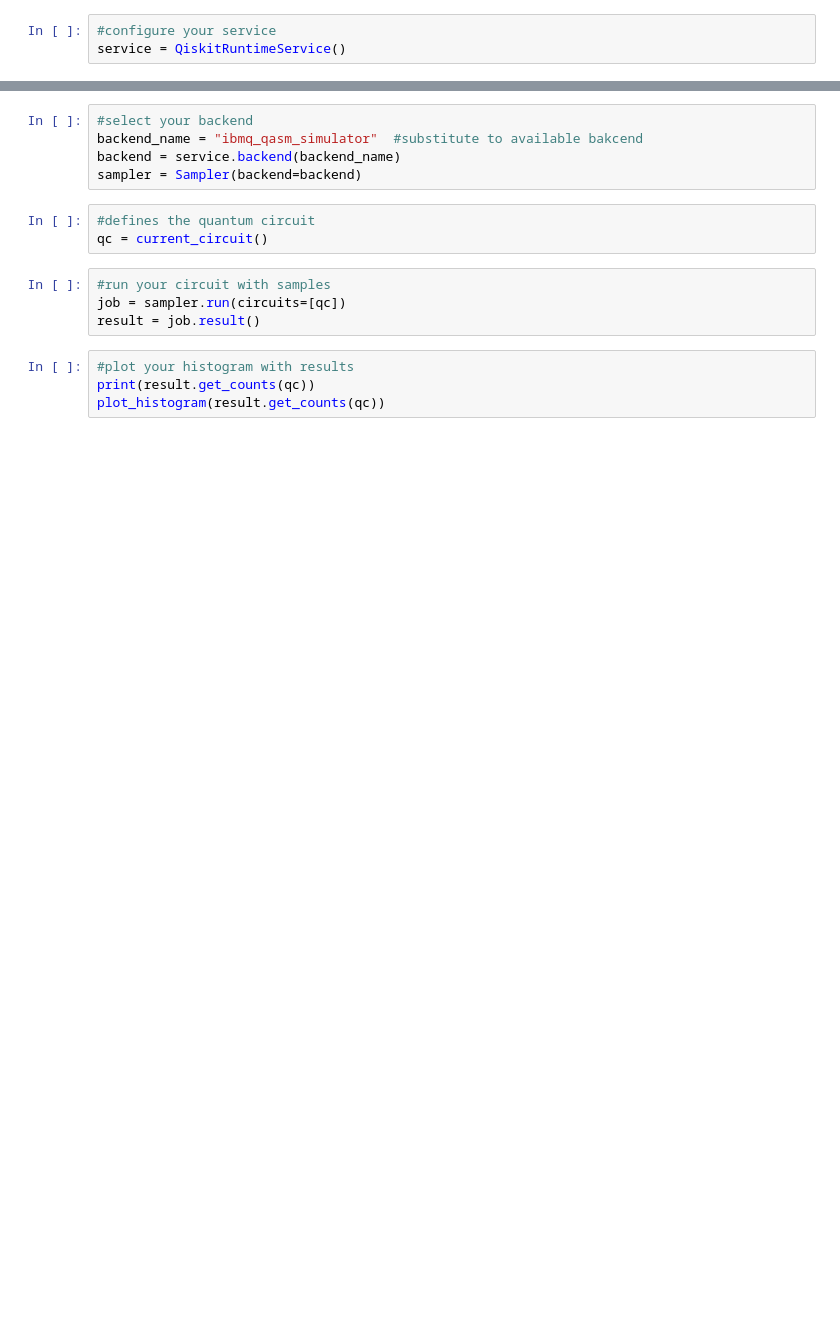
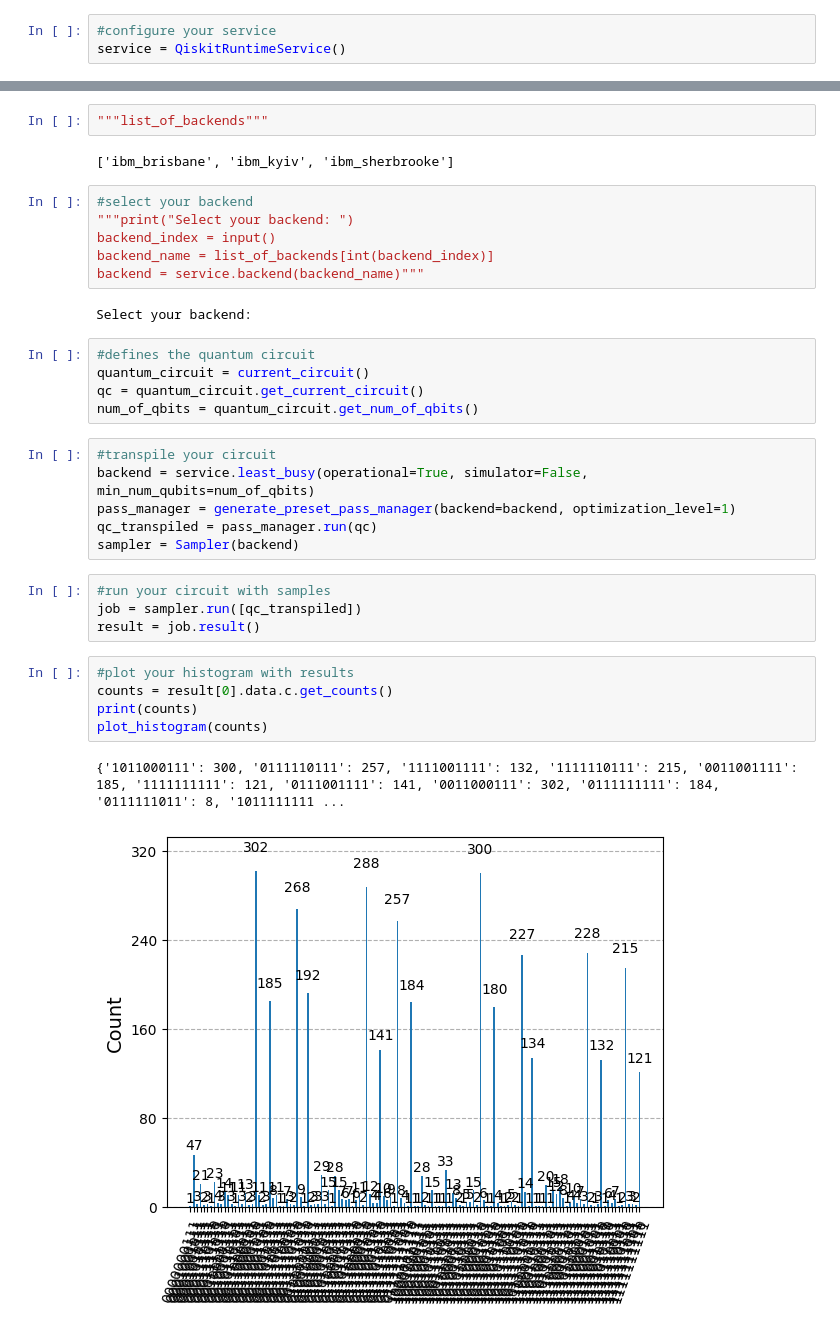
Before and after one commit to delbempedro/ic, a Jupyter notebook: projects/run_circuit.ipynb, the cells around one changed output, grey strips where cells are left out. Drawn from its saved outputs; the diff is of its cells as text; blank space fills up the shorter version.

Commit message:
update to run with samplerV2

```diff
--- a/projects/run_circuit.ipynb
+++ b/projects/run_circuit.ipynb
@@ -20,16 +36,35 @@ available_backends = service.backends()
+# %%
+"""list_of_backends"""
+# %% [output]
+['ibm_brisbane', 'ibm_kyiv', 'ibm_sherbrooke']
 # %%
 #select your backend
-backend_name = "ibmq_qasm_simulator"  #substitute to available bakcend
-backend = service.backend(backend_name)
-sampler = Sampler(backend=backend)
+"""print("Select your backend: ")
+backend_index = input()
+backend_name = list_of_backends[int(backend_index)]
+backend = service.backend(backend_name)"""
+# %% [output]
+Select your backend:
 # %%
 #defines the quantum circuit
-qc = current_circuit()
+quantum_circuit = current_circuit()
+qc = quantum_circuit.get_current_circuit()
+num_of_qbits = quantum_circuit.get_num_of_qbits()
+# %%
+#transpile your circuit
+backend = service.least_busy(operational=True, simulator=False, min_num_qubits=num_of_qbits)
+pass_manager = generate_preset_pass_manager(backend=backend, optimization_level=1)
+qc_transpiled = pass_manager.run(qc)
+sampler = Sampler(backend)
 # %%
 #run your circuit with samples
-job = sampler.run(circuits=[qc])
+job = sampler.run([qc_transpiled])
 result = job.result()
 # %%
 #plot your histogram with results
-print(result.get_counts(qc))
-plot_histogram(result.get_counts(qc))
+counts = result[0].data.c.get_counts()
+print(counts)
+plot_histogram(counts)
+# %% [output]
+{'1011000111': 300, '0111110111': 257, '1111001111': 132, '1111110111': 215, '0011001111': 185, '1111111111': 121, '0111001111': 141, '0011000111': 302, '0111111111': 184, '0111111011': 8, '1011111111 ...
+[figure, added]
```
Also changed, not shown: parts of 5 cells of this notebook, 2 other files.
